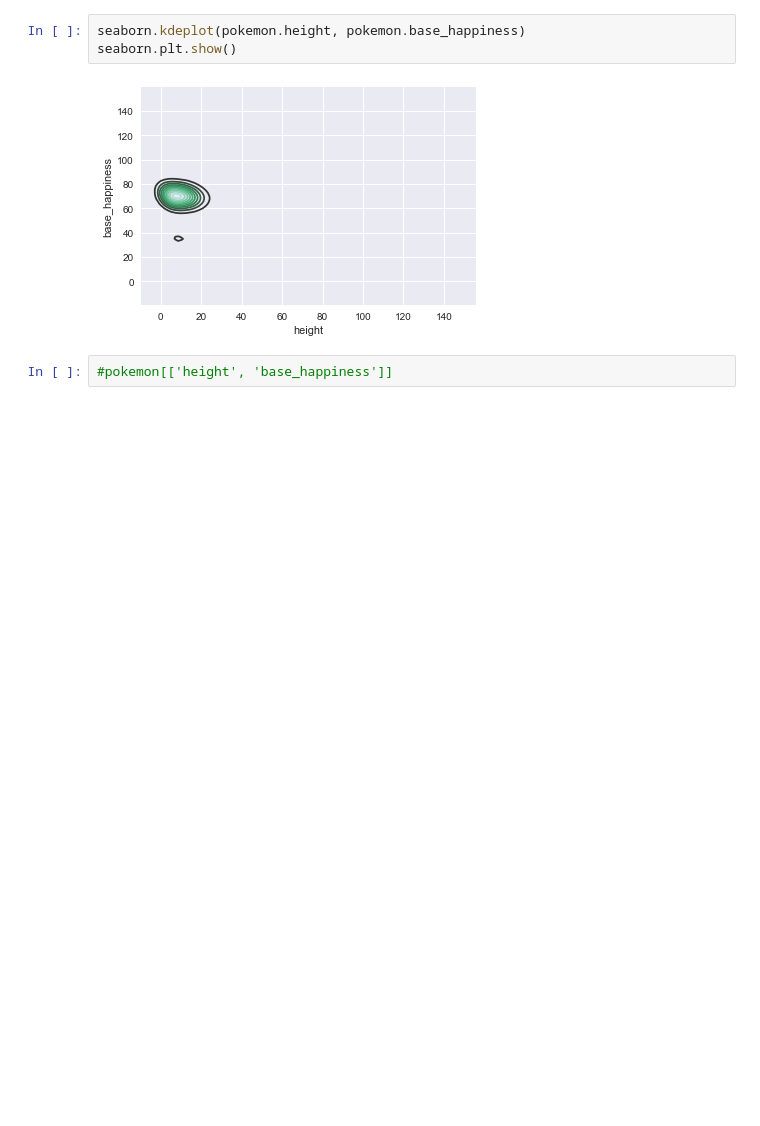
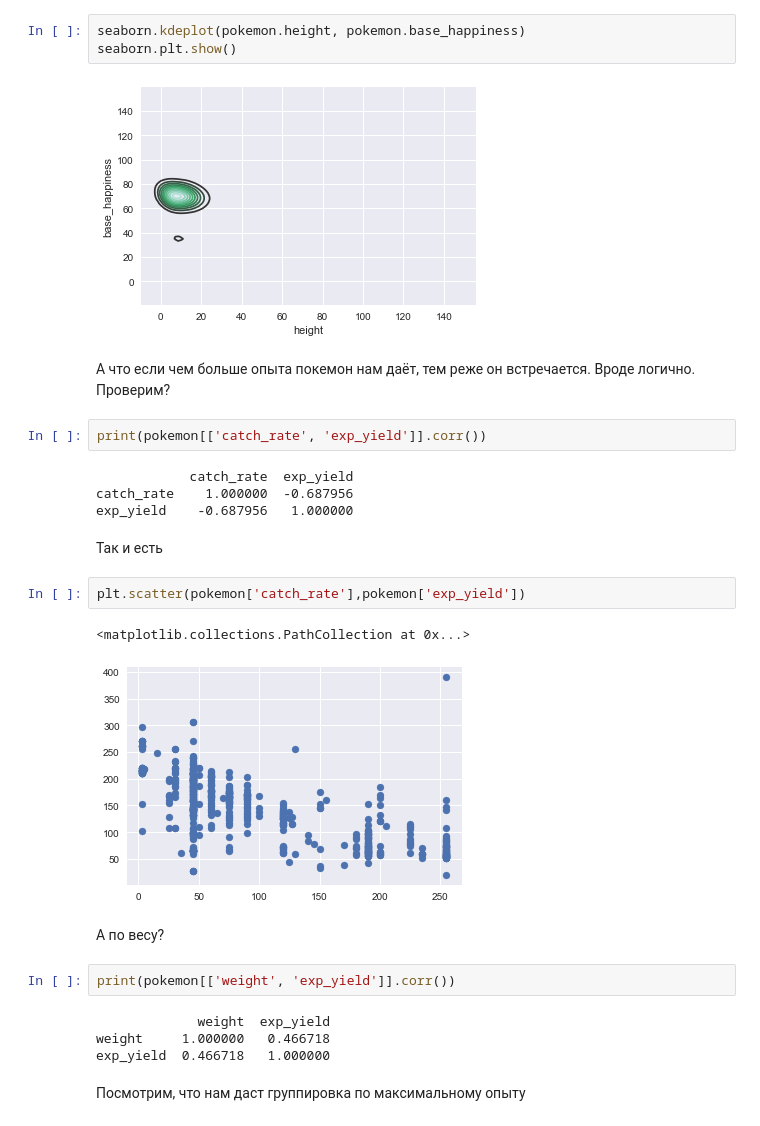
Before and after one commit to progiv/summercamp17, a Jupyter notebook: task1_Pokemon.ipynb, the cells around one changed output. Cells and saved outputs as stored; diff of their text form; blank space fills up the shorter version.

```diff
--- a/task1_Pokemon.ipynb
+++ b/task1_Pokemon.ipynb
@@ -169,5 +171,28 @@ seaborn.kdeplot(pokemon.height, pokemon.base_happiness)
 seaborn.plt.show()
 # %% [output]
 [figure]
-# %%
-#pokemon[['height', 'base_happiness']]
+# %% [markdown]
+А что если чем больше опыта покемон нам даёт, тем реже он встречается. Вроде логично. Проверим?
+# %%
+print(pokemon[['catch_rate', 'exp_yield']].corr())
+# %% [output]
+            catch_rate  exp_yield
+catch_rate    1.000000  -0.687956
+exp_yield    -0.687956   1.000000
+# %% [markdown]
+Так и есть
+# %%
+plt.scatter(pokemon['catch_rate'],pokemon['exp_yield'])
+# %% [output]
+<matplotlib.collections.PathCollection at 0x...>
+[figure, added]
+# %% [markdown]
+А по весу?
+# %%
+print(pokemon[['weight', 'exp_yield']].corr())
+# %% [output]
+             weight  exp_yield
+weight     1.000000   0.466718
+exp_yield  0.466718   1.000000
+# %% [markdown]
+Посмотрим, что нам даст группировка по максимальному опыту
```
Also changed, not shown: parts of 14 cells of this notebook.
